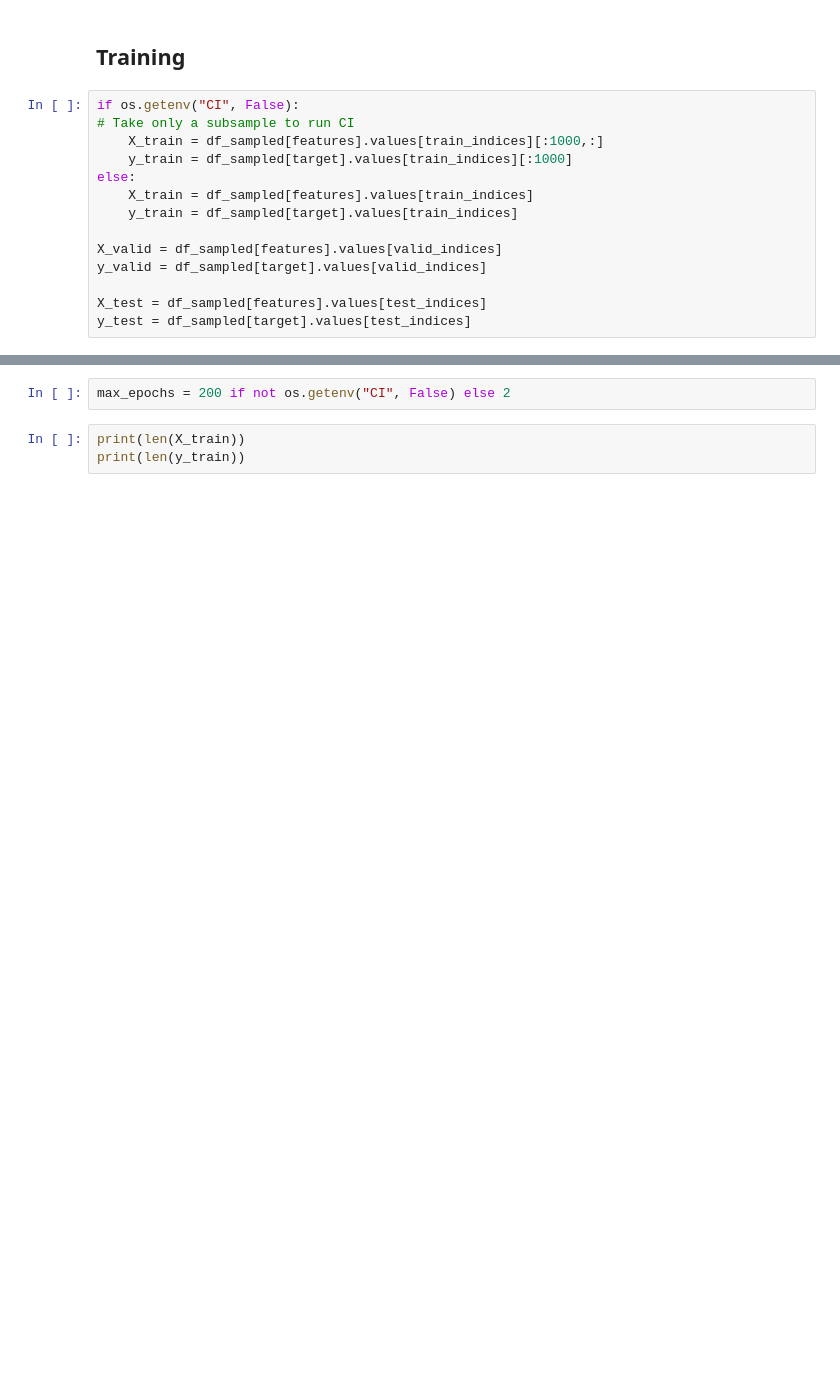
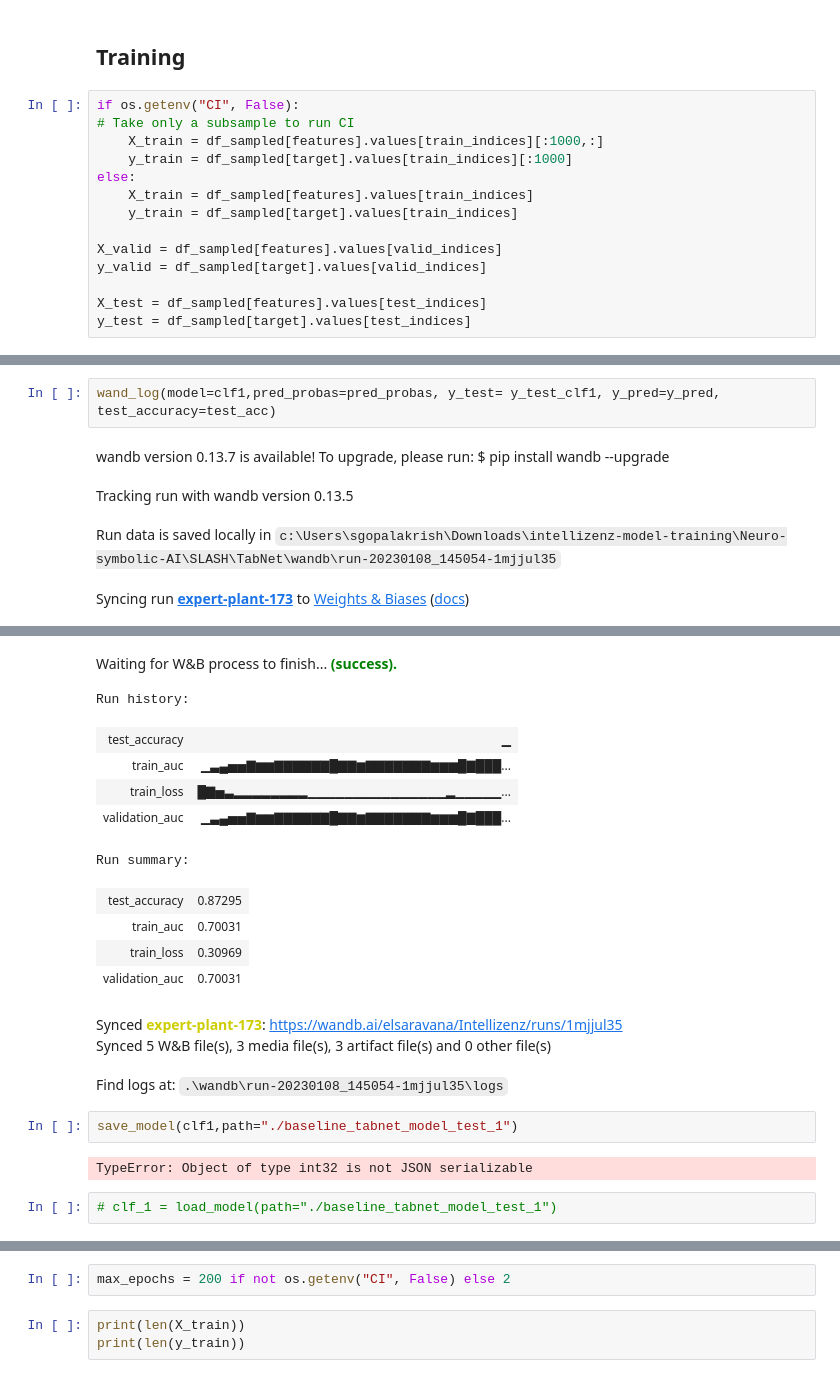
Before and after one commit to Saraavana/reclamation-processing, a Jupyter notebook: Neuro-symbolic-AI/SLASH/TabNet/baseline_intellizenz.ipynb, the cells around one changed output, grey strips where cells are left out. Drawn from its saved outputs; the diff is of its cells as text; blank space fills up the shorter version.

```diff
--- a/Neuro-symbolic-AI/SLASH/TabNet/baseline_intellizenz.ipynb
+++ b/Neuro-symbolic-AI/SLASH/TabNet/baseline_intellizenz.ipynb
@@ -82,0 +391,7 @@ y_test = df_sampled[target].values[test_indices]
+# %%
+wand_log(model=clf1,pred_probas=pred_probas, y_test= y_test_clf1, y_pred=y_pred, test_accuracy=test_acc)
+# %% [output]
+wandb version 0.13.7 is available! To upgrade, please run: $ pip install wandb --upgrade
+Tracking run with wandb version 0.13.5
+Run data is saved locally in c:\Users\sgopalakrish\Downloads\intellizenz-model-training\Neuro-symbolic-AI\SLASH\TabNet\wandb\run-20230108_145054-1mjjul35
+Syncing run expert-plant-173 to Weights & Biases (docs)
@@ -82,0 +399,20 @@ y_test = df_sampled[target].values[test_indices]
+Waiting for W&B process to finish... (success).
+Run history:
+| test_accuracy | ▁ |
+| train_auc | ▁▃▄▅▅▇▆▆▇▇▇▇▇▇█▇▇▆▇▇▇▇▇▇▇▆▆▆█▇███... |
+| train_loss | █▇▅▃▂▂▂▂▂▂▂▂▁▁▁▁▁▁▁▁▁▁▁▁▁▁▁▂▁▁▁▁▁... |
+| validation_auc | ▁▃▄▅▅▇▆▆▇▇▇▇▇▇█▇▇▆▇▇▇▇▇▇▇▆▆▆█▇███... |
+Run summary:
+| test_accuracy | 0.87295 |
+| train_auc | 0.70031 |
+| train_loss | 0.30969 |
+| validation_auc | 0.70031 |
+Synced expert-plant-173: https://wandb.ai/elsaravana/Intellizenz/runs/1mjjul35
+Synced 5 W&B file(s), 3 media file(s), 3 artifact file(s) and 0 other file(s)
+Find logs at: .\wandb\run-20230108_145054-1mjjul35\logs
+# %%
+save_model(clf1,path="./baseline_tabnet_model_test_1")
+# %% [output]
+TypeError: Object of type int32 is not JSON serializable
+# %%
+# clf_1 = load_model(path="./baseline_tabnet_model_test_1")
```
Also changed, not shown: parts of 65 cells of this notebook, 25 other files.
